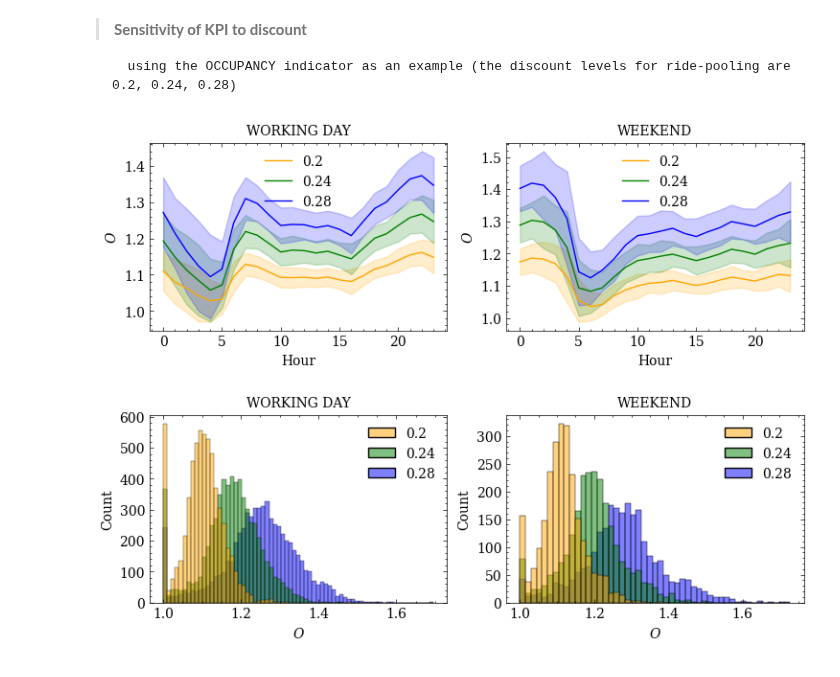
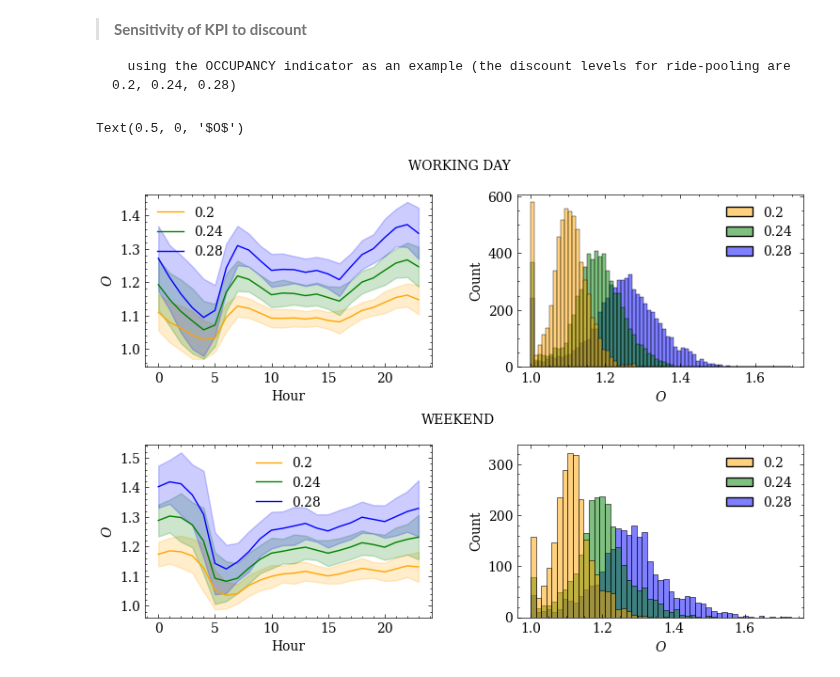
Before and after one commit to OlhaShulikaUJ/ExMAS-plotting, a Jupyter notebook: NYC KPI DA.ipynb, the cells around one changed output. Saved outputs shown, nothing was run; the diff lists cells and outputs as text; code cells hidden in the pictures.

```diff
--- a/NYC KPI DA.ipynb
+++ b/NYC KPI DA.ipynb
@@ -291,65 +290,63 @@ df1['del_VehHourTrav']=(df1['VehHourTrav_ns']-df1['VehHourTrav'])/df1['VehHourTr
 df1['del_PassUtility']=abs((df1['PassUtility_ns']-df1['PassUtility'])/df1['PassUtility']) #KPI2:travellers utility gains
 df1['Occupancy']=df1['PassHourTrav']/df1['VehHourTrav'] #KPI4:occupancy
 df1['del_PassHourTrav']=abs((df1['PassHourTrav_ns']-df1['PassHourTrav'])/df1['PassHourTrav']) #KPI5:passenger hours increase
-# %%
-df1.Start_time = df1.apply(lambda row: pd.Timestamp(row.Start_time), axis=1)
 # %%
 from cycler import cycler
 # %%
 fig = plt.figure(figsize=(7, 6))
 ax1 = plt.subplot2grid((2,2), (0,0)) # Occupancy with standard deviation. Working day
-ax2 = plt.subplot2grid((2,2), (0,1)) # Occupancy with standard deviation. Weekend
-ax3 = plt.subplot2grid((2,2), (1,0))
+ax2 = plt.subplot2grid((2,2), (0,1))
+ax3 = plt.subplot2grid((2,2), (1,0)) # Occupancy with standard deviation. Weekend
 ax4 = plt.subplot2grid((2,2), (1,1))
+
+plt.suptitle('WORKING DAY', x=0.5, y=0.95, ha='left', va='center', fontsize=10)
+plt.figtext(0.52, 0.5, 'WEEKEND', ha='left', va='center', fontsize=10)
+
+plt.subplots_adjust(left=0.1,
+                    bottom=0.15,
+                    right=1.1,
+                    top=0.9,
+                    wspace=0.3,
+                    hspace=0.45)
 
 plt.rc('axes', prop_cycle=(cycler('color', ['orange', 'green', 'blue'])))
 ax=ax1
 df1['hour'] = df1.Start_time.dt.hour
 for d in df1.shared_discount.unique():
     to_plot = df1[(df1.Start_time.dt.dayofweek.isin([0,1,2,3,4])) & (df1.shared_discount == d)]
     sns.lineplot(data = to_plot, x = 'hour', y = 'Occupancy', ax = ax, label = d, errorbar ='sd', linewidth=1.0)
 ax1.set_xlabel('Hour', fontsize=10)
 ax1.set_ylabel("$O$")
-ax1.set_title("WORKING DAY", fontsize=10)
 
 ax=ax2
+for d in df.shared_discount.unique():
+    to_plot = df1[(df1.Start_time.dt.dayofweek.isin([0,1,2,3,4]))]
+    sns.histplot(data = to_plot, x = 'Occupancy', hue = 'shared_discount', palette=['orange', 'green', 'blue'], ax = ax)
+    to_plot.Start_time.dt.dayofweek.unique()
+legend = ax2.get_legend()
+handles = legend.legendHandles
+legend.remove()
+ax2.legend(handles, ['0.2', '0.24', '0.28'], title=False)
+ax2.set_xlabel("$O$", fontsize=10)
+
+ax=ax3
 df1['hour'] = df1.Start_time.dt.hour
 for d in df1.shared_discount.unique():
     to_plot = df1[(df1.Start_time.dt.dayofweek.isin([5,6])) & (df1.shared_discount == d)]
     sns.lineplot(data = to_plot, x = 'hour', y = 'Occupancy', ax = ax, label = d, errorbar ='sd', linewidth=1.0)
-ax2.set_xlabel('Hour', fontsize=10)
-ax2.set_ylabel("$O$")
-ax2.set_title("WEEKEND", fontsize=10)
-
-ax=ax3
-for d in df.shared_discount.unique():
-    to_plot = df1[(df1.Start_time.dt.dayofweek.isin([0,1,2,3,4]))]
-    sns.histplot(data = to_plot, x = 'Occupancy', hue = 'shared_discount', palette=['orange', 'green', 'blue'], ax = ax)
-    to_plot.Start_time.dt.dayofweek.unique()
-ax3.set_xlabel("$O$", fontsize=10)
-ax3.set_title("WORKING DAY", fontsize=10)
-legend = ax3.get_legend()
-handles = legend.legendHandles
-legend.remove()
-ax3.legend(handles, ['0.2', '0.24', '0.28'], title=False)
+ax3.set_xlabel('Hour', fontsize=10)
+ax3.set_ylabel("$O$")
 
 ax=ax4
 for d in df.shared_discount.unique():
     to_plot = df1[(df1.Start_time.dt.dayofweek.isin([5,6]))]
     sns.histplot(data = to_plot, x = 'Occupancy', hue = 'shared_discount', palette=['orange', 'green', 'blue'], ax = ax)
     to_plot.Start_time.dt.dayofweek.unique()
-ax4.set_xlabel("$O$", fontsize=10)
-ax4.set_title("WEEKEND", fontsize=10)
 legend = ax4.get_legend()
 handles = legend.legendHandles
 legend.remove()
 ax4.legend(handles, ['0.2', '0.24', '0.28'], title=False)
-
-plt.subplots_adjust(left=0.125,
-                    bottom=0.1,
-                    right=1.1,
-                    top=0.9,
-                    wspace=0.2,
-                    hspace=0.45)
+ax4.set_xlabel("$O$", fontsize=10)
 # %% [output]
+Text(0.5, 0, '$O$')
-[figure, old version]
+[figure, new version]
```
Also changed, not shown: parts of 5 cells of this notebook.
